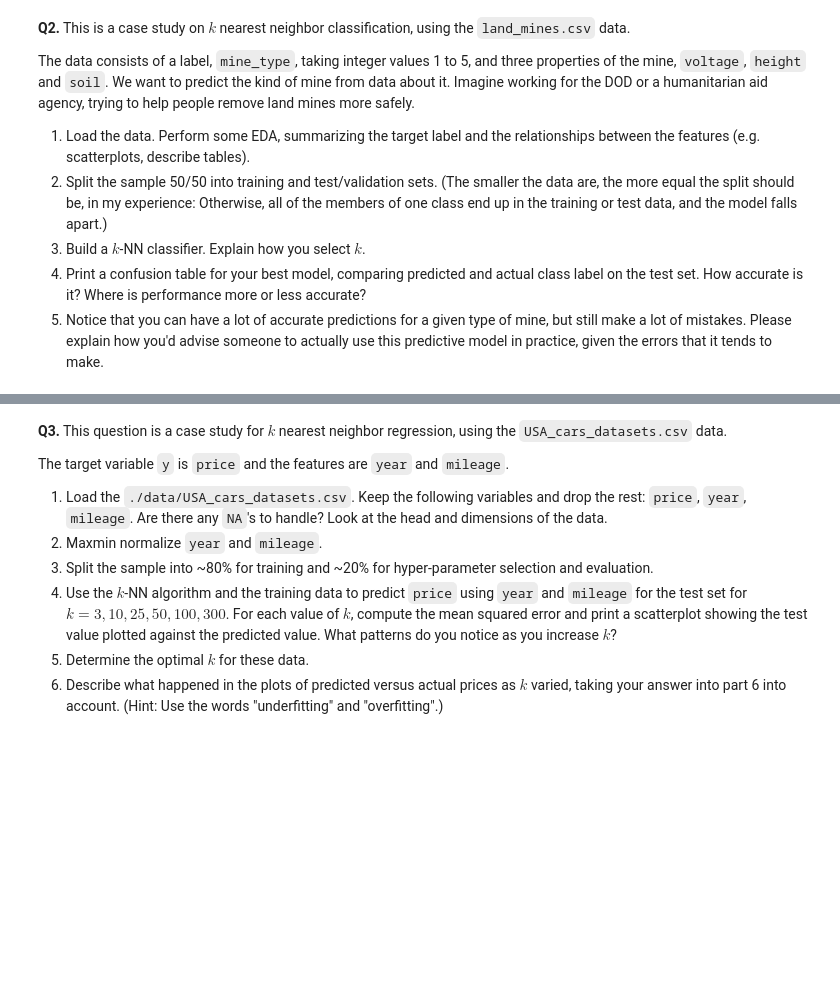
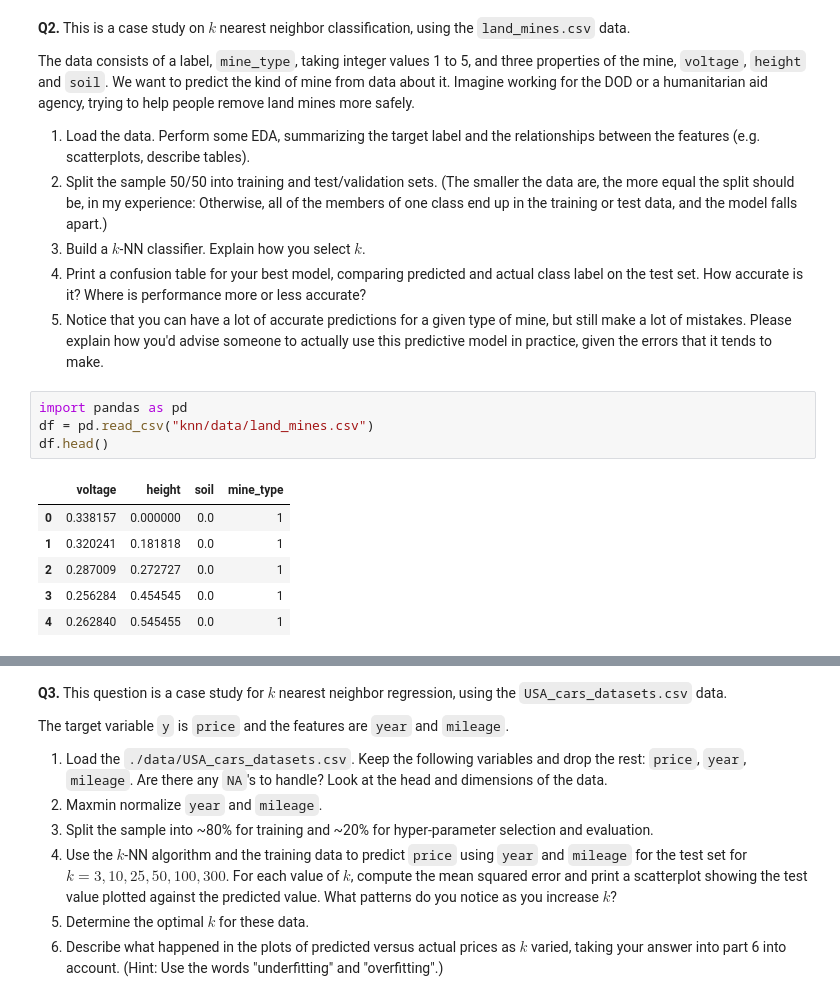
Before and after one commit to richarddo3/undergrad_ml_assignments, a Jupyter notebook: 02_assignment_knn.ipynb, the cells around one changed output, grey strips where cells are left out. Saved outputs shown, nothing was run; the diff lists cells and outputs as text; blank space fills up the shorter version.

```diff
--- a/02_assignment_knn.ipynb
+++ b/02_assignment_knn.ipynb
@@ -44,3 +64,14 @@ The data consists of a label, `mine_type`, taking integer values 1 to 5, and thr
 3. Build a $k$-NN classifier. Explain how you select $k$.
 4. Print a confusion table for your best model, comparing predicted and actual class label on the test set. How accurate is it? Where is performance more or less accurate?
 5. Notice that you can have a lot of accurate predictions for a given type of mine, but still make a lot of mistakes. Please explain how you'd advise someone to actually use this predictive model in practice, given the errors that it tends to make.
+# %%
+import pandas as pd
+df = pd.read_csv("knn/data/land_mines.csv")
+df.head()
+# %% [output]
+|  | voltage | height | soil | mine_type |
+| 0 | 0.338157 | 0.000000 | 0.0 | 1 |
+| 1 | 0.320241 | 0.181818 | 0.0 | 1 |
+| 2 | 0.287009 | 0.272727 | 0.0 | 1 |
+| 3 | 0.256284 | 0.454545 | 0.0 | 1 |
+| 4 | 0.262840 | 0.545455 | 0.0 | 1 |
```
Also changed, not shown: parts of 56 cells of this notebook.
